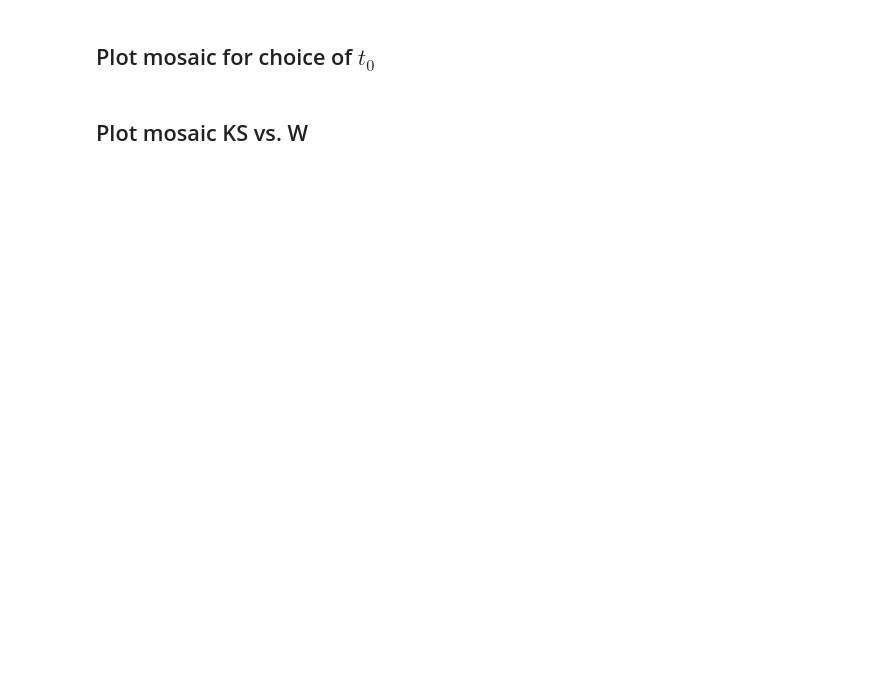
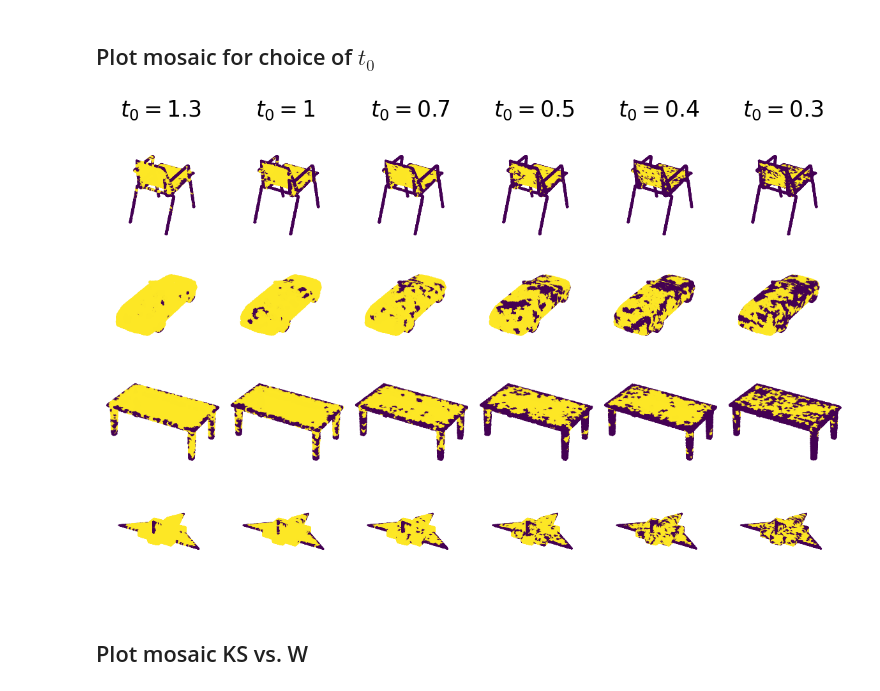
Before and after one commit to VirgileF/point-cloud-analysis-and-neural-udfs, a Jupyter notebook: notebooks/plot_indicators_on_surfaces.ipynb, the cells around one changed output. Saved outputs shown, nothing was run; the diff lists cells and outputs as text; code cells hidden in the pictures; blank space fills up the shorter version.

```diff
--- a/notebooks/plot_indicators_on_surfaces.ipynb
+++ b/notebooks/plot_indicators_on_surfaces.ipynb
@@ -48,19 +58,14 @@ def sample_surface_and_compute_estimator(mesh, n_s, k, descriptor, t=None):
     if descriptor == 'ks':
 
         p_values_ks = compute_ks_pvalues_on_surface(points, neighborhoods_list)
-        if t is not None:
-            estimator = 1*(p_values_ks<t)
-        else:
-            ks_estimator = -np.log10(p_values_ks)
-            estimator = MinMaxScaler().fit_transform(ks_estimator.reshape(-1,1))
+        estimator = -np.log10(p_values_ks)
 
     elif descriptor == 'pauly':
 
-        pauly_estimator = compute_pauly_indicator_on_surface(points, neighborhoods_list)
-        estimator = MinMaxScaler().fit_transform(pauly_estimator.reshape(-1,1))
+        estimator = compute_pauly_indicator_on_surface(points, neighborhoods_list)
 
-        if t is not None:
-            estimator = 1*(estimator>t)
+    if t is not None:
+        estimator = 1*(estimator>t)
 
     return points, estimator
 
@@ -117,7 +122,7 @@ def plot_estimator_on_surface(mesh, points, estimator, n_plot_points, figsize=(5
 cat = 'chair' # chair, car, table, airplanes
 shape_index = 7 # <= 99
 
-descriptor = 'ks' # ks, w
+descriptor = 'pauly' # ks, w
 
 figsize = (10,10)
 
@@ -131,5 +136,11 @@ n_plot_points = 30000
 rotate_yz=True
 
 mesh = load_mesh(cat, shape_index)
+
+t0=T.time()
 points, estimator = sample_surface_and_compute_estimator(mesh, n_s, k, descriptor, t=t)
+print('Single shape indicator computation: ', str(np.round(T.time()-t0,1)), ' s.')
+
+t0=T.time()
 plot_estimator_on_surface(mesh, points, estimator, n_plot_points, rotate_yz=rotate_yz, figsize=(5,5), save_to=save_to)
+print('Single plot runtime: ', str(np.round(T.time()-t0,1)), ' s.')
@@ -205,7 +227,7 @@ def choose_t_mosaic(figsize, t_list, save_to=None):
             ax.axis('off')
 
             if i==0:
-                ax.set_title(r'$t_0=$'+str(np.round(-np.log10(t),1)), fontsize=25)
+                ax.set_title(r'$t_0=$'+str(t), fontsize=25)
 
     plt.tight_layout()
     plt.subplots_adjust(hspace=0, wspace=0)
@@ -216,7 +238,11 @@ def choose_t_mosaic(figsize, t_list, save_to=None):
     plt.show()
 # %%
 %matplotlib inline
-choose_t_mosaic(figsize=(12,8), t_list=[.05,.1,.2,.3,.4,.5], save_to=None)
+choose_t_mosaic(figsize=(12,8), t_list=[1.3,1,.7,.5,.4,.3], save_to=None)
+
+# Runtime: around 30 seconds...
+# %% [output]
+[figure, added]
 # %% [markdown]
 ## Plot mosaic KS vs. W
 # %%
```
Also changed, not shown: parts of 8 cells of this notebook, 9 other files.
